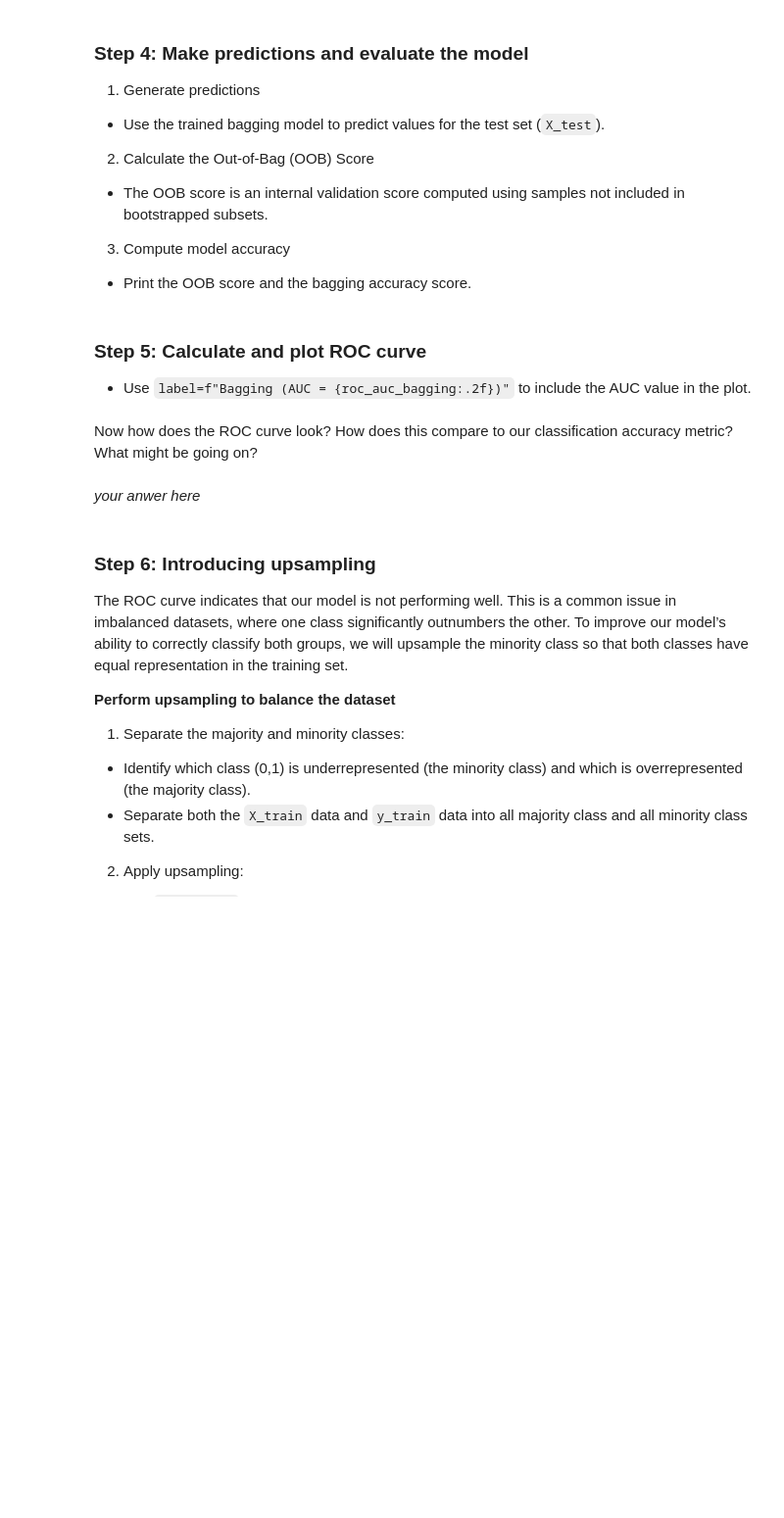
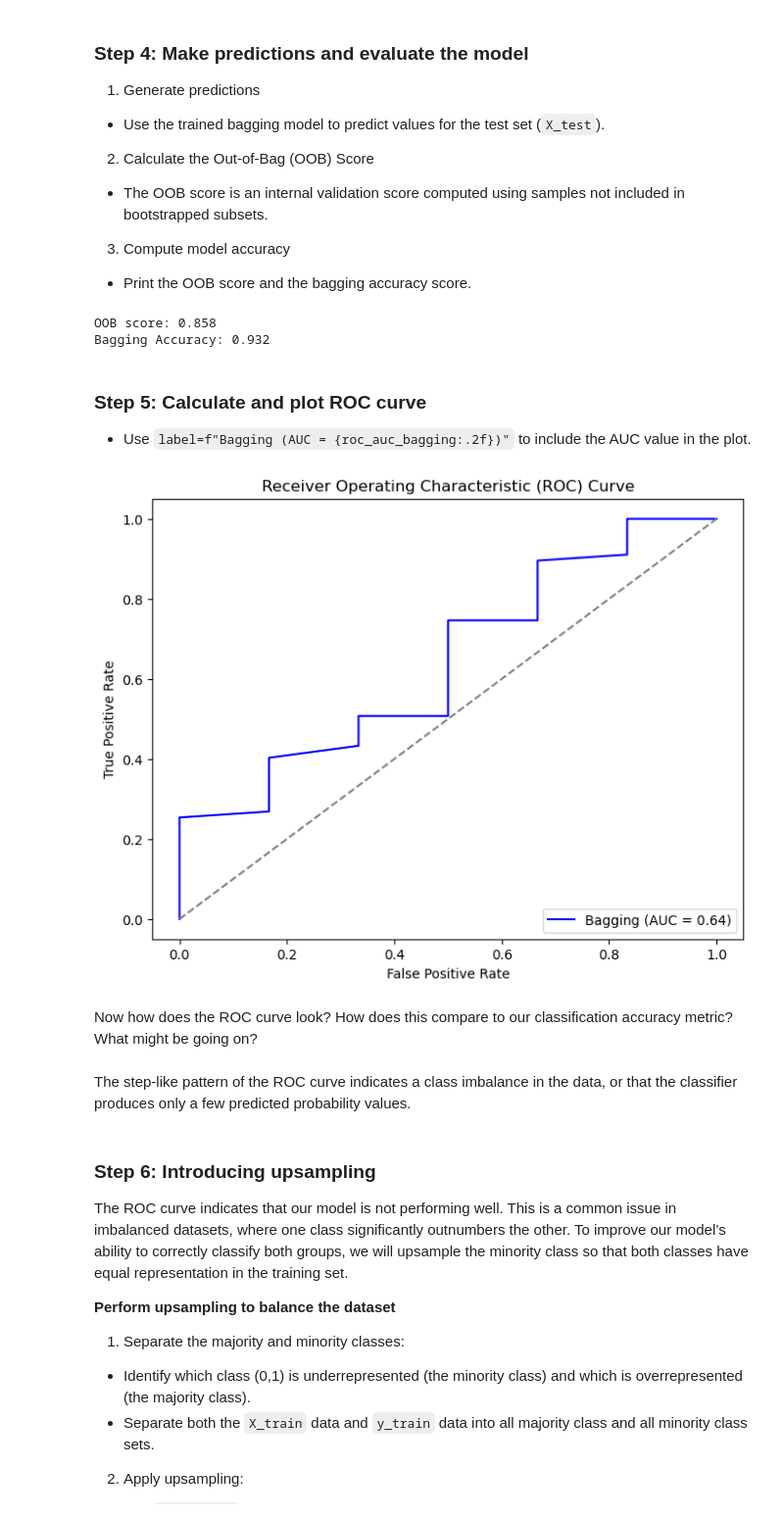
Before and after one commit to ryangreen6/EDS232-labs, a Jupyter notebook: Week5/lab5-birds.ipynb, the cells around one changed output. Shown at 98% size. Drawn from its saved outputs; the diff is of its cells as text; code cells hidden in the pictures; blank space fills up the shorter version.

```diff
--- a/Week5/lab5-birds.ipynb
+++ b/Week5/lab5-birds.ipynb
@@ -36,3 +88,14 @@ Encode the data using this process:
 2. Loop through each categorical column and apply `LabelEncoder()`
 3. Replace the original categorical columns with their encoded values.
 4. Print the head of your dataframe to ensure that labels were in fact encoded.
+# %%
+birds = birds.fillna(birds.mode().iloc[0])
+
+cols = birds.select_dtypes(include=['object'])
+
+for col in cols:
+    le = LabelEncoder()
+    birds[col] = le.fit_transform(birds[col])
+
+
+birds.head()
@@ -45,3 +116,16 @@ Our goal for this analysis is to predict whether a given bird species is present
 2. Initialize a bagging classifier with 100 trees, `oob_score =True`, `bootstrap = True` and `random_state = 808`.
 
 3. Train the model.
+# %%
+X = birds.drop(columns = ['Subarid'])
+y = birds['Subarid']
+
+X_train, X_test, y_train, y_test = train_test_split(X, y, test_size = 0.3, random_state = 808)
+
+bagging = BaggingClassifier(
+        oob_score = True,
+        n_estimators = 100,
+        bootstrap = True,
+        random_state = 808)
+
+bagging.fit(X_train, y_train)
@@ -56,14 +142,40 @@ Our goal for this analysis is to predict whether a given bird species is present
 
 3. Compute model accuracy
 - Print the OOB score and the bagging accuracy score.
+# %%
+bagging_preds = bagging.predict(X_test)
+
+print(f"OOB score: {bagging.oob_score_:.3f}")
+print(f"Bagging Accuracy: {accuracy_score(y_test, bagging_preds):.3f}")
+# %% [output]
+OOB score: 0.858
+Bagging Accuracy: 0.932
 # %% [markdown]
 ### Step 5: Calculate and plot ROC curve
 
 - Use `label=f"Bagging (AUC = {roc_auc_bagging:.2f})"` to include the AUC value in the plot.
+# %%
+y_pred = bagging.predict_proba(X_test)[:,1]
+
+fpr, tpr, _ = roc_curve(y_test, y_pred)
+
+roc_auc_bagging = roc_auc_score(y_test, y_pred)
+# %%
+plt.figure(figsize=(8, 6))
+plt.plot(fpr, tpr, color='blue', label=f"Bagging (AUC = {roc_auc_bagging:.2f})")
+plt.plot([0, 1], [0, 1], color='gray', linestyle='--')
+
+plt.xlabel('False Positive Rate')
+plt.ylabel('True Positive Rate')
+plt.title('Receiver Operating Characteristic (ROC) Curve')
+plt.legend(loc='lower right')
+plt.show()
+# %% [output]
+[figure, added]
 # %% [markdown]
 Now how does the ROC curve look? How does this compare to our classification accuracy metric?  What might be going on?
-# %% [markdown]
-*your anwer here*
+# %% [markdown]
+The step-like pattern of the ROC curve indicates a class imbalance in the data, or that the classifier produces only a few predicted probability values.
 # %% [markdown]
 ### Step 6: Introducing upsampling
 
```
Also changed, not shown: parts of 12 cells of this notebook, 5 other files.
